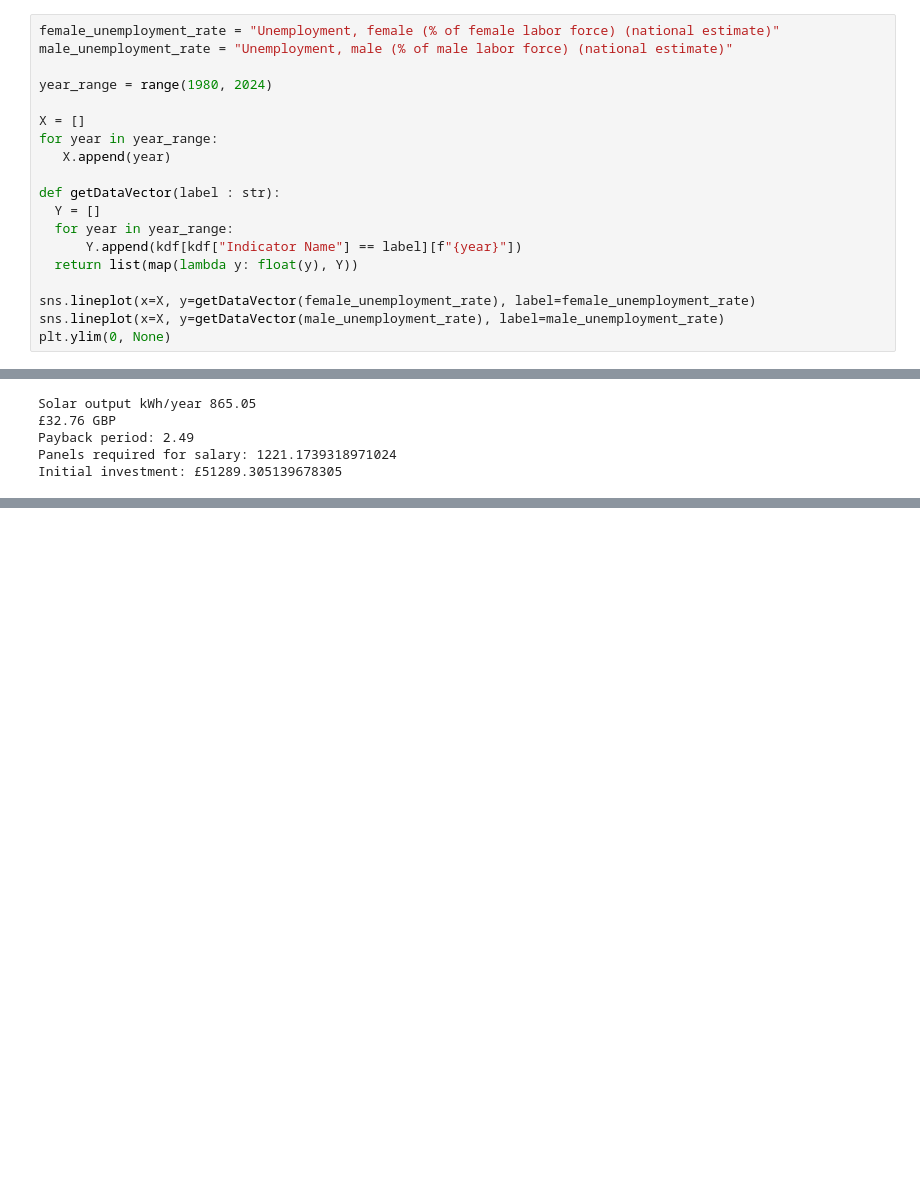
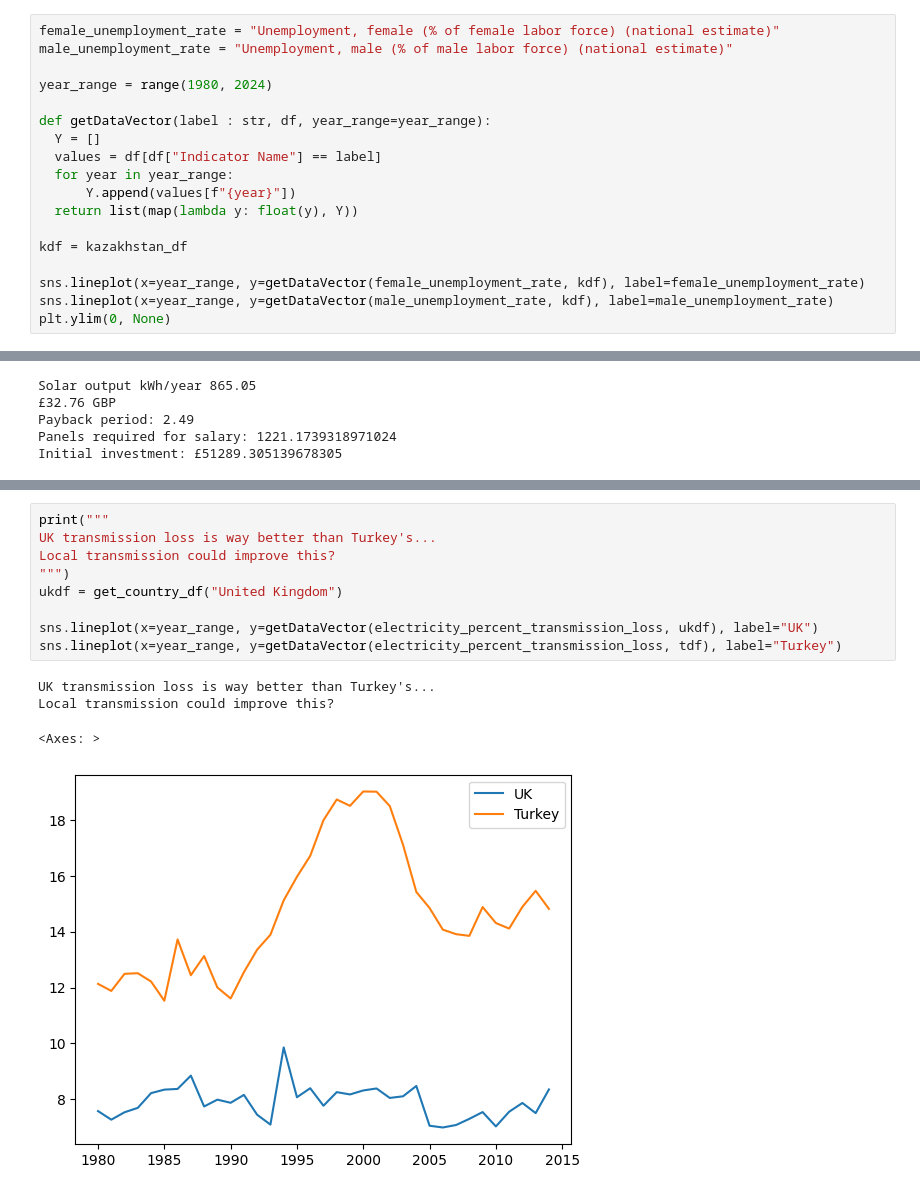
Before and after one commit to tupoiu/international-solar-panel-analysis, a Jupyter notebook: analysis.ipynb, the cells around one changed output, grey strips where cells are left out. Cells and saved outputs as stored; diff of their text form; blank space fills up the shorter version.

```diff
--- a/analysis.ipynb
+++ b/analysis.ipynb
@@ -76,18 +51,17 @@ male_unemployment_rate = "Unemployment, male (% of male labor force) (national e
 
 year_range = range(1980, 2024)
 
-X = []
-for year in year_range:
-   X.append(year)
-
-def getDataVector(label : str):
+def getDataVector(label : str, df, year_range=year_range):
   Y = []
+  values = df[df["Indicator Name"] == label]
   for year in year_range:
-      Y.append(kdf[kdf["Indicator Name"] == label][f"{year}"])
+      Y.append(values[f"{year}"])
   return list(map(lambda y: float(y), Y))
 
-sns.lineplot(x=X, y=getDataVector(female_unemployment_rate), label=female_unemployment_rate)
-sns.lineplot(x=X, y=getDataVector(male_unemployment_rate), label=male_unemployment_rate)
+kdf = kazakhstan_df
+
+sns.lineplot(x=year_range, y=getDataVector(female_unemployment_rate, kdf), label=female_unemployment_rate)
+sns.lineplot(x=year_range, y=getDataVector(male_unemployment_rate, kdf), label=male_unemployment_rate)
 plt.ylim(0, None)
 # %% [output]
 (0.0, 12.446000000000002)
@@ -147,0 +202,14 @@ Initial investment: £51289.305139678305
+# %%
+print("""
+UK transmission loss is way better than Turkey's...
+Local transmission could improve this?
+""")
+ukdf = get_country_df("United Kingdom")
+
+sns.lineplot(x=year_range, y=getDataVector(electricity_percent_transmission_loss, ukdf), label="UK")
+sns.lineplot(x=year_range, y=getDataVector(electricity_percent_transmission_loss, tdf), label="Turkey")
+# %% [output]
+UK transmission loss is way better than Turkey's...
+Local transmission could improve this?
+<Axes: >
+[figure, added]
```
Also changed, not shown: parts of 12 cells of this notebook, 1 other file.
